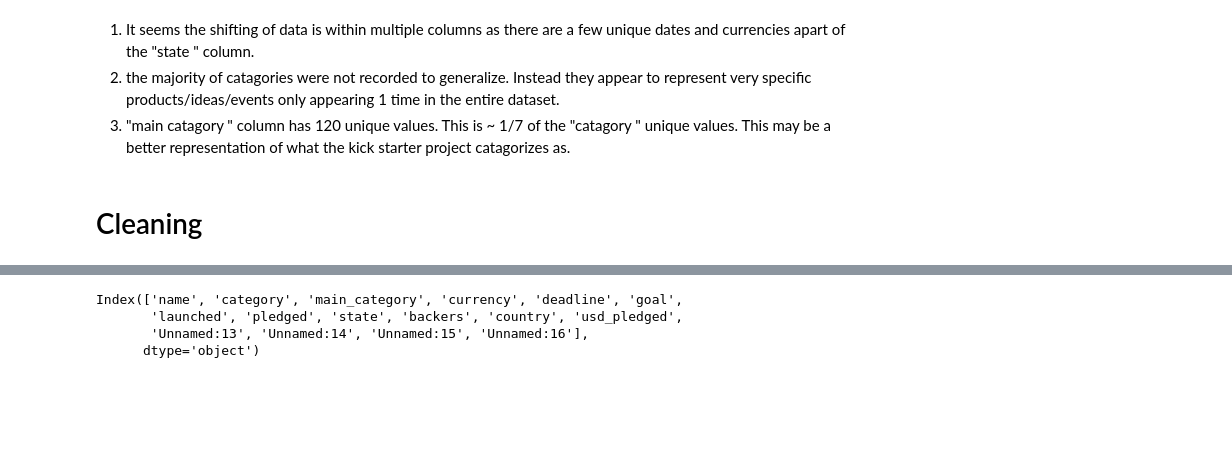
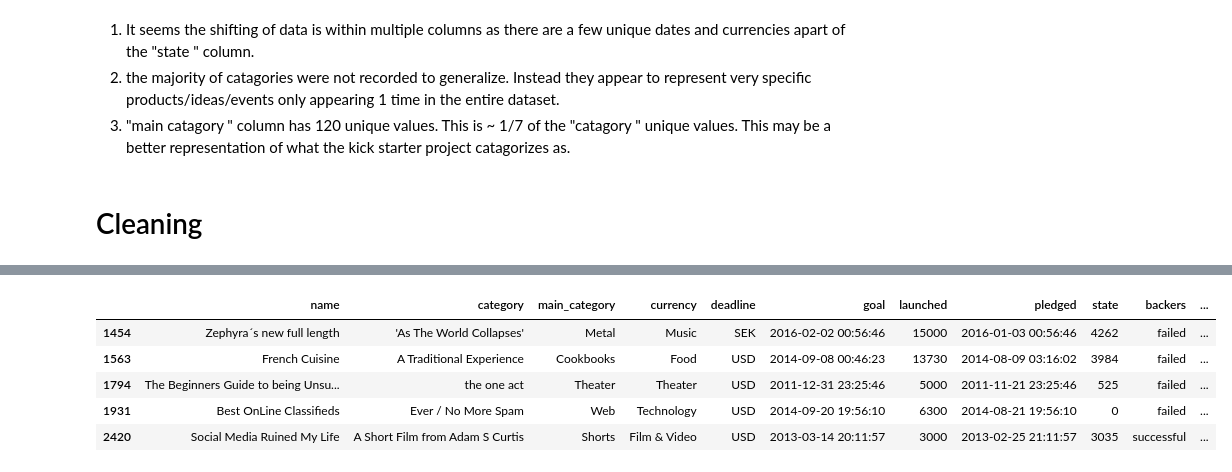
Before and after one commit to LaurentStar/Kick-Starter-Analysis, a Jupyter notebook: Exploratory_Data_Analysis.ipynb, the cells around one changed output, grey strips where cells are left out. Drawn from its saved outputs; the diff is of its cells as text; code cells hidden in the pictures; blank space fills up the shorter version.

Commit message:
data cleaning

```diff
--- a/Exploratory_Data_Analysis.ipynb
+++ b/Exploratory_Data_Analysis.ipynb
@@ -299,7 +380,9 @@ clean_df.rename(columns={'usdpledged': 'usd_pledged'}, inplace=True)
-# %%
-clean_df.columns
-# %% [output]
-Index(['name', 'category', 'main_category', 'currency', 'deadline', 'goal',
-       'launched', 'pledged', 'state', 'backers', 'country', 'usd_pledged',
-       'Unnamed:13', 'Unnamed:14', 'Unnamed:15', 'Unnamed:16'],
-      dtype='object')
+# %%
+clean_df[clean_df.backers.str.isnumeric() == False].head()
+# %% [output]
+|  | name | category | main_category | currency | deadline | goal | launched | pledged | state | backers | ... |
+| 1454 | Zephyra´s new full length | 'As The World Collapses' | Metal | Music | SEK | 2016-02-02 00:56:46 | 15000 | 2016-01-03 00:56:46 | 4262 | failed | ... |
+| 1563 | French Cuisine | A Traditional Experience | Cookbooks | Food | USD | 2014-09-08 00:46:23 | 13730 | 2014-08-09 03:16:02 | 3984 | failed | ... |
+| 1794 | The Beginners Guide to being Unsu... | the one act | Theater | Theater | USD | 2011-12-31 23:25:46 | 5000 | 2011-11-21 23:25:46 | 525 | failed | ... |
+| 1931 | Best OnLine Classifieds | Ever / No More Spam | Web | Technology | USD | 2014-09-20 19:56:10 | 6300 | 2014-08-21 19:56:10 | 0 | failed | ... |
+| 2420 | Social Media Ruined My Life | A Short Film from Adam S Curtis | Shorts | Film & Video | USD | 2013-03-14 20:11:57 | 3000 | 2013-02-25 21:11:57 | 3035 | successful | ... |
```
Also changed, not shown: parts of 17 cells of this notebook.
